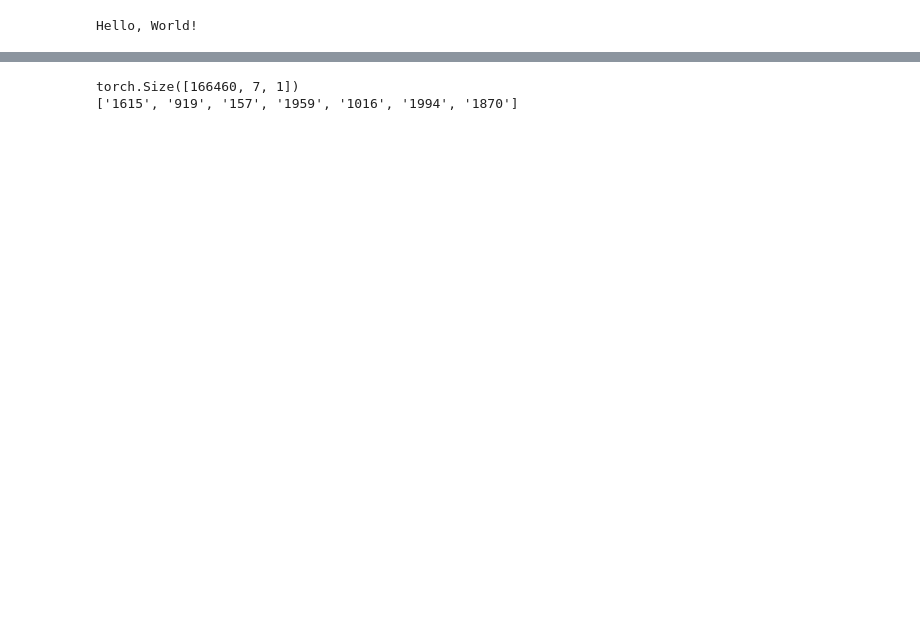
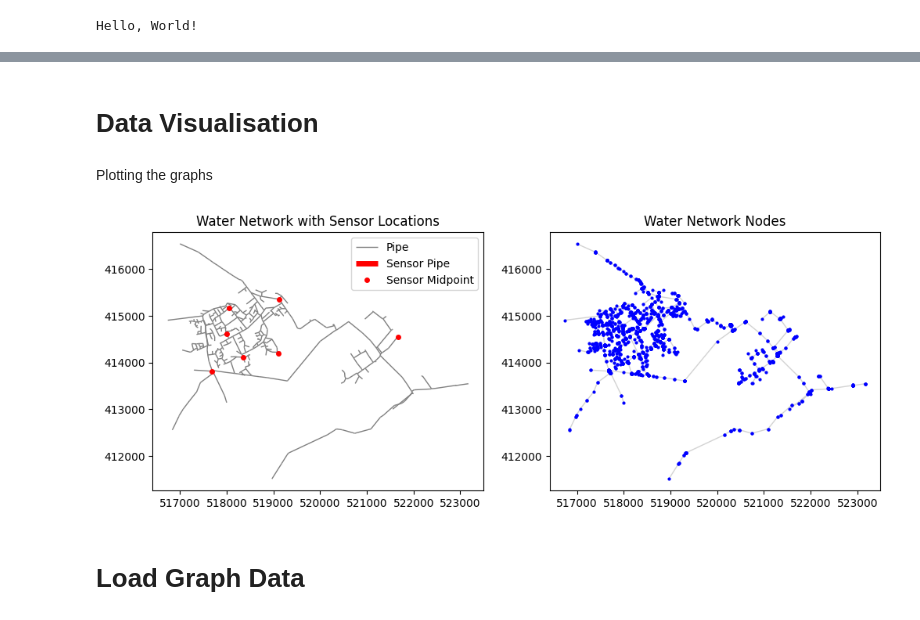
Before and after one commit to amy-jd/ECM3401-Personal-Project, a Jupyter notebook: loading dataset.ipynb, the cells around one changed output, grey strips where cells are left out. Cells and saved outputs as stored; diff of their text form; code cells hidden in the pictures; blank space fills up the shorter version.

```diff
--- a/loading dataset.ipynb
+++ b/loading dataset.ipynb
@@ -11,8 +28,12 @@ import numpy as np
 # %%
 FLOWDATA_PATH = r"C:\Users\ameli\Documents\Uni\year-3-notes\diss\Dataset\FlowData_for_SubsetGraph_12_with_7SensoredPipes.csv"
+SUBSETGRAPH_PATH = r"C:\Users\ameli\Documents\Uni\year-3-notes\diss\Dataset\SubsetGraph_12_with_7SensoredPipes.csv"
 # %%
-df = pd.read_csv(FLOWDATA_PATH, index_col=0)
-print(df.head())
+df_flowdata = pd.read_csv(FLOWDATA_PATH, index_col=0)
+print(df_flowdata.head())
+
+df_subsetgraph = pd.read_csv(SUBSETGRAPH_PATH, index_col=0)
+print(df_subsetgraph.head())
 # %% [output]
                       1615       919       157      1959       1016      1994  \
 Time
@@ -43,8 +55,2 @@ def load_node_csv(file_path):
-# %%
-data, node_names = load_node_csv(FLOWDATA_PATH)
-
-print(data.shape)
-print(node_names)
-# %% [output]
-torch.Size([166460, 7, 1])
-['1615', '919', '157', '1959', '1016', '1994', '1870']
+# %% [markdown]
+# Data Visualisation
@@ -50,0 +74,39 @@ torch.Size([166460, 7, 1])
+# %%
+nodes_start = gpd.GeoDataFrame(df_subsetgraph[['NODE1_ID', 'Start_x', 'Start_y']],
+                               geometry=[Point(xy) for xy in zip(df_subsetgraph['Start_x'], df_subsetgraph['Start_y'])])
+
+nodes_end = gpd.GeoDataFrame(df_subsetgraph[['NODE2_ID', 'End_x', 'End_y']],
+                             geometry=[Point(xy) for xy in zip(df_subsetgraph['End_x'], df_subsetgraph['End_y'])])
+
+nodes = pd.concat([
+    nodes_start.rename(columns={'NODE1_ID':'NODE_ID'}),
+    nodes_end.rename(columns={'NODE2_ID':'NODE_ID'})
+], ignore_index=True)
+
+water_network_nodes = nodes.drop_duplicates(subset='NODE_ID')
+# %% [markdown]
+Plotting the graphs
+# %%
+fig, (ax1, ax2) = plt.subplots(1, 2, figsize=(12,6))
+
+water_network_sensors[water_network_sensors['SensorIndicator']==0].plot(ax=ax1, color='gray', linewidth=1, zorder=1)
+water_network_sensors[water_network_sensors['SensorIndicator']==1].plot(ax=ax1, color='red', linewidth=5, zorder=2)
+
+for _, row in water_network_sensors[water_network_sensors['SensorIndicator']==1].iterrows():
+    mid_x = (row['Start_x'] + row['End_x']) / 2
+    mid_y = (row['Start_y'] + row['End_y']) / 2
+    ax1.plot(mid_x, mid_y, 'ro', markersize=4, zorder=3)
+
+ax1.set_title("Water Network with Sensor Locations")
+ax1.legend(['Pipe','Sensor Pipe','Sensor Midpoint'])
+
+
+water_network_sensors.plot(ax=ax2, color='lightgray', linewidth=1, zorder=1)
+water_network_nodes.plot(ax=ax2, color='blue', markersize=4, zorder=2)
+ax2.set_title("Water Network Nodes")
+
+plt.show()
+# %% [output]
+[figure, added]
+# %% [markdown]
+# Load Graph Data
```
Also changed, not shown: parts of 11 cells of this notebook, 2 other files.
